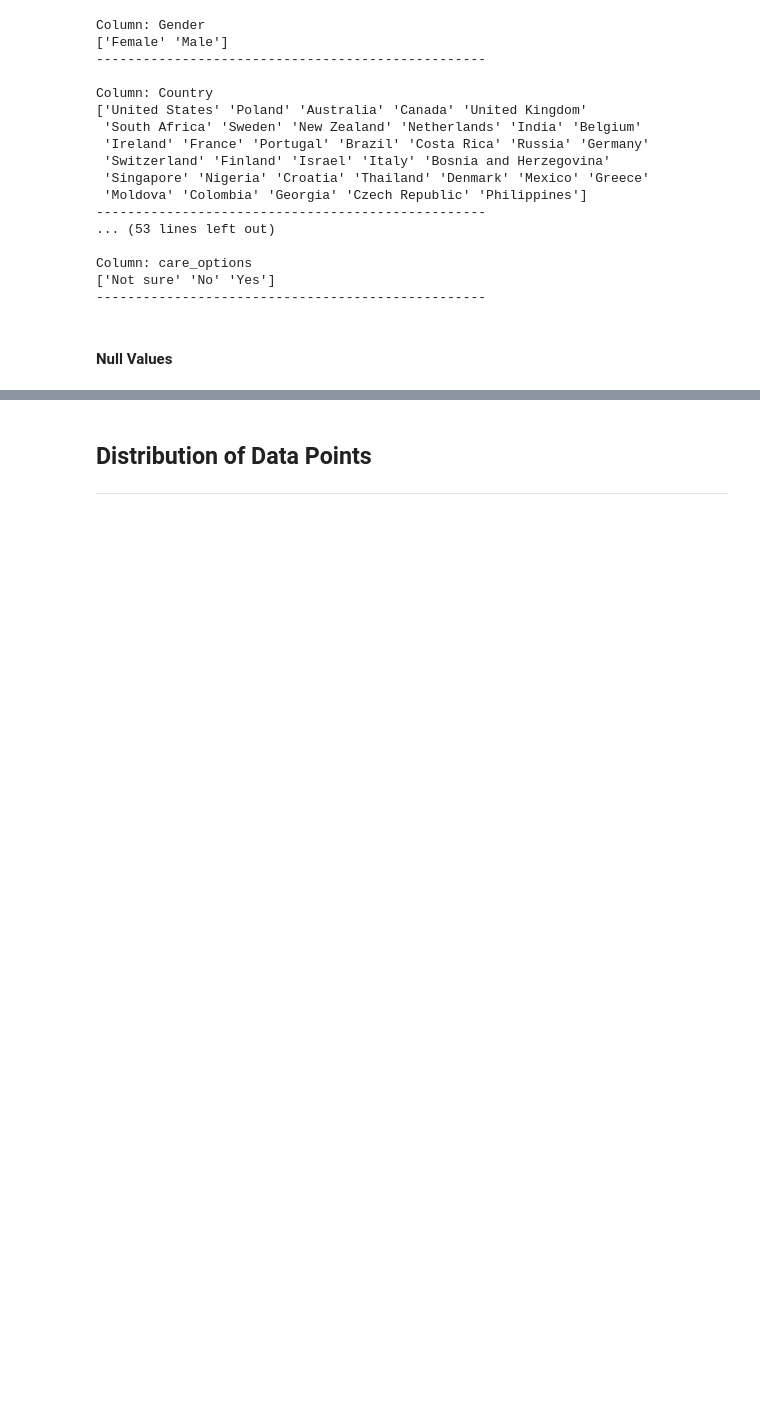
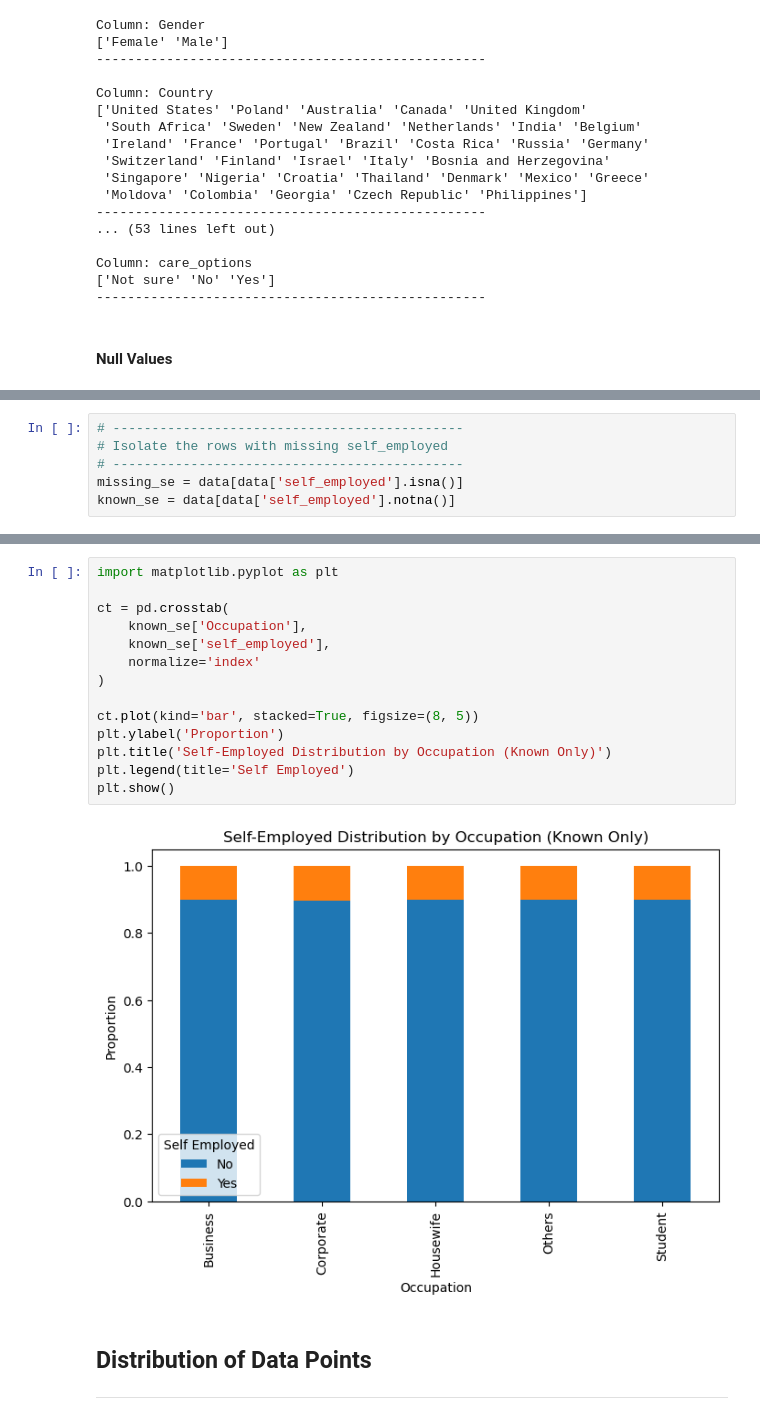
Before and after one commit to OmarAymanZaid/MentalHealth_RiskAssessment, a Jupyter notebook: notebooks/1_DataExploration.ipynb, the cells around one changed output, grey strips where cells are left out. Saved outputs shown, nothing was run; the diff lists cells and outputs as text; blank space fills up the shorter version.

Commit message:
DataExploration: Investigating the missingness of the self-employed column.

```diff
--- a/notebooks/1_DataExploration.ipynb
+++ b/notebooks/1_DataExploration.ipynb
@@ -210,0 +226,6 @@ dtype: float64
+# %%
+# ---------------------------------------------
+# Isolate the rows with missing self_employed
+# ---------------------------------------------
+missing_se = data[data['self_employed'].isna()]
+known_se = data[data['self_employed'].notna()]
@@ -211,3 +294,19 @@ dtype: float64
+# %%
+import matplotlib.pyplot as plt
+
+ct = pd.crosstab(
+    known_se['Occupation'],
+    known_se['self_employed'],
+    normalize='index'
+)
+
+ct.plot(kind='bar', stacked=True, figsize=(8, 5))
+plt.ylabel('Proportion')
+plt.title('Self-Employed Distribution by Occupation (Known Only)')
+plt.legend(title='Self Employed')
+plt.show()
+# %% [output]
+[figure, added]
 # %% [markdown]
 ## Distribution of Data Points
 -------------------------------------------
```
Also changed, not shown: parts of 8 cells of this notebook.
